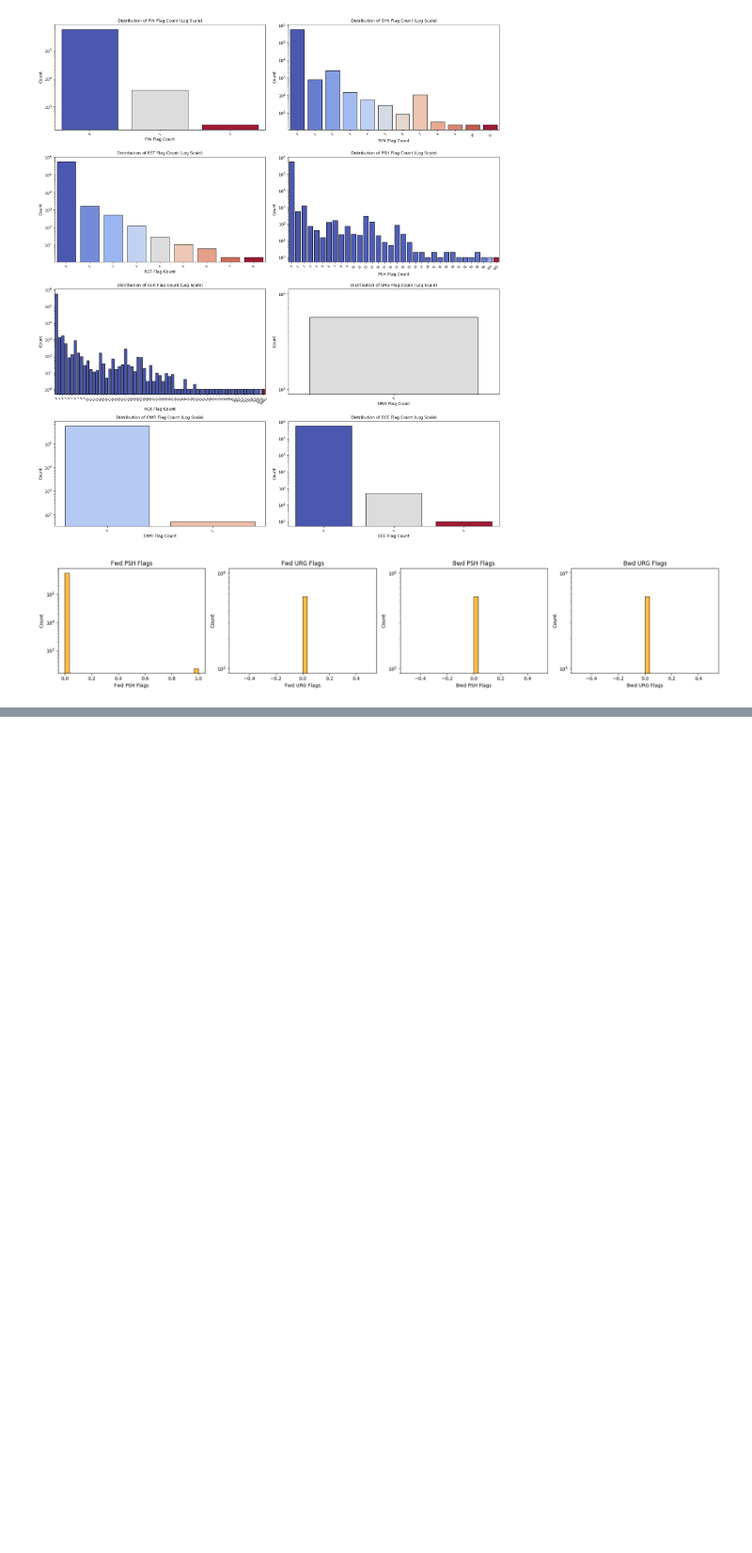
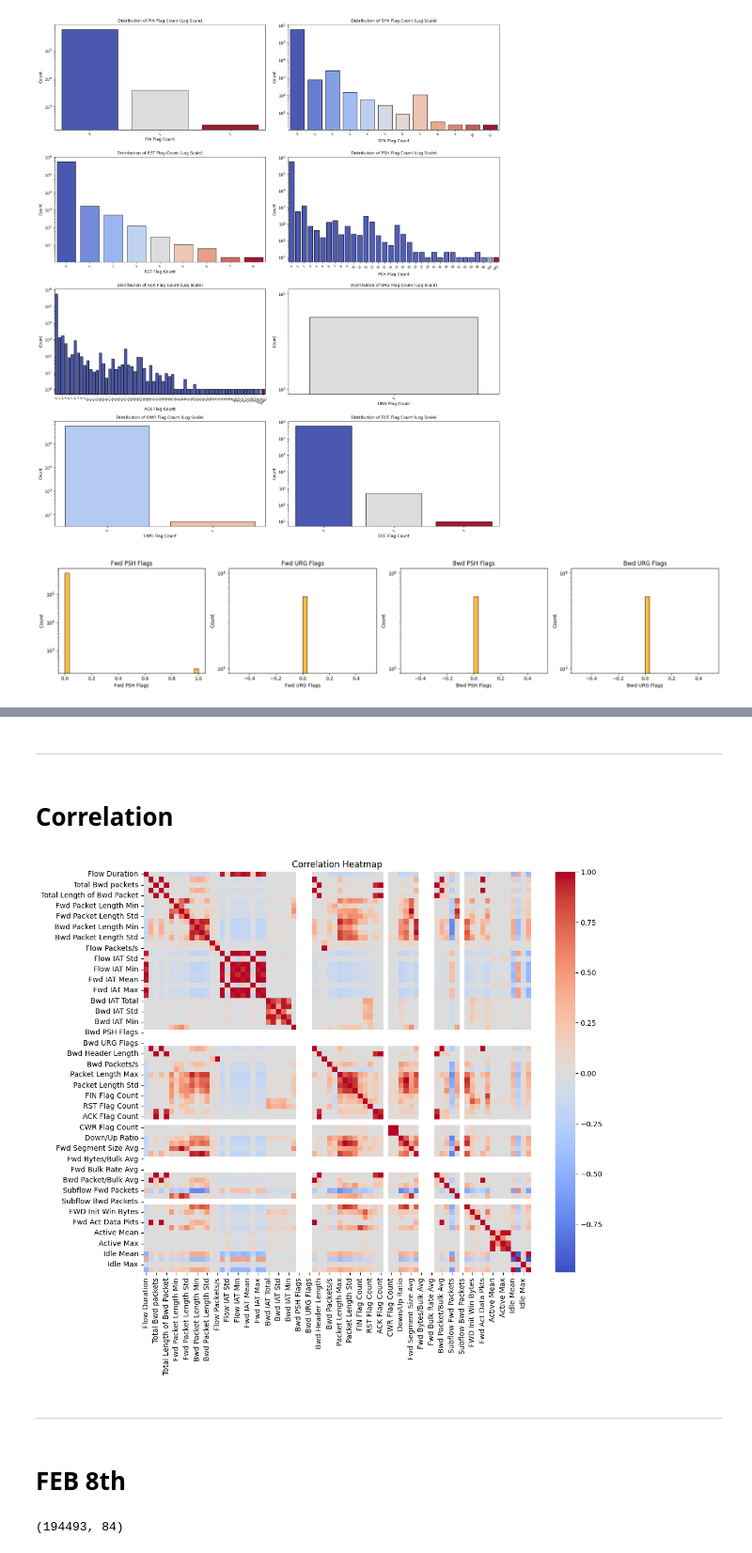
Before and after one commit to Totally-Kyle/The-CyberChase, a Jupyter notebook: EDA.ipynb, the cells around one changed output, grey strips where cells are left out. Shown at 94% size. Saved outputs shown, nothing was run; the diff lists cells and outputs as text; code cells hidden in the pictures; blank space fills up the shorter version.

```diff
--- a/EDA.ipynb
+++ b/EDA.ipynb
@@ -172,0 +230,46 @@ plt.show()
+# %% [markdown]
+---
+# %% [markdown]
+# Correlation
+# %%
+numeric_cols = [
+    'Flow Duration', 'Total Fwd Packet', 'Total Bwd packets',
+    'Total Length of Fwd Packet', 'Total Length of Bwd Packet',
+    'Fwd Packet Length Max', 'Fwd Packet Length Min',
+    'Fwd Packet Length Mean', 'Fwd Packet Length Std',
+    'Bwd Packet Length Max', 'Bwd Packet Length Min',
+    'Bwd Packet Length Mean', 'Bwd Packet Length Std',
+    'Flow Bytes/s', 'Flow Packets/s', 'Flow IAT Mean', 'Flow IAT Std',
+    'Flow IAT Max', 'Flow IAT Min', 'Fwd IAT Total', 'Fwd IAT Mean',
+    'Fwd IAT Std', 'Fwd IAT Max', 'Fwd IAT Min', 'Bwd IAT Total',
+    'Bwd IAT Mean', 'Bwd IAT Std', 'Bwd IAT Max', 'Bwd IAT Min',
+    'Fwd PSH Flags', 'Bwd PSH Flags', 'Fwd URG Flags', 'Bwd URG Flags',
+    'Fwd Header Length', 'Bwd Header Length', 'Fwd Packets/s',
+    'Bwd Packets/s', 'Packet Length Min', 'Packet Length Max',
+    'Packet Length Mean', 'Packet Length Std', 'Packet Length Variance',
+    'FIN Flag Count', 'SYN Flag Count', 'RST Flag Count', 'PSH Flag Count',
+    'ACK Flag Count', 'URG Flag Count', 'CWR Flag Count', 'ECE Flag Count',
+    'Down/Up Ratio', 'Average Packet Size', 'Fwd Segment Size Avg',
+    'Bwd Segment Size Avg', 'Fwd Bytes/Bulk Avg', 'Fwd Packet/Bulk Avg',
+    'Fwd Bulk Rate Avg', 'Bwd Bytes/Bulk Avg', 'Bwd Packet/Bulk Avg',
+    'Bwd Bulk Rate Avg', 'Subflow Fwd Packets', 'Subflow Fwd Bytes',
+    'Subflow Bwd Packets', 'Subflow Bwd Bytes', 'FWD Init Win Bytes',
+    'Bwd Init Win Bytes', 'Fwd Act Data Pkts', 'Fwd Seg Size Min',
+    'Active Mean', 'Active Std', 'Active Max', 'Active Min', 'Idle Mean',
+    'Idle Std', 'Idle Max', 'Idle Min'
+]
+
+plt.figure(figsize=(12, 10))
+sns.heatmap(Feb7[numeric_cols].corr(), cmap="coolwarm", center=0)
+plt.title("Correlation Heatmap")
+plt.show()
+# %% [output]
+[figure, added]
+# %% [markdown]
+---
+# %% [markdown]
+# FEB 8th
+# %%
+Feb8.shape
+# %% [output]
+(194493, 84)
```
Also changed, not shown: parts of 23 cells of this notebook.
